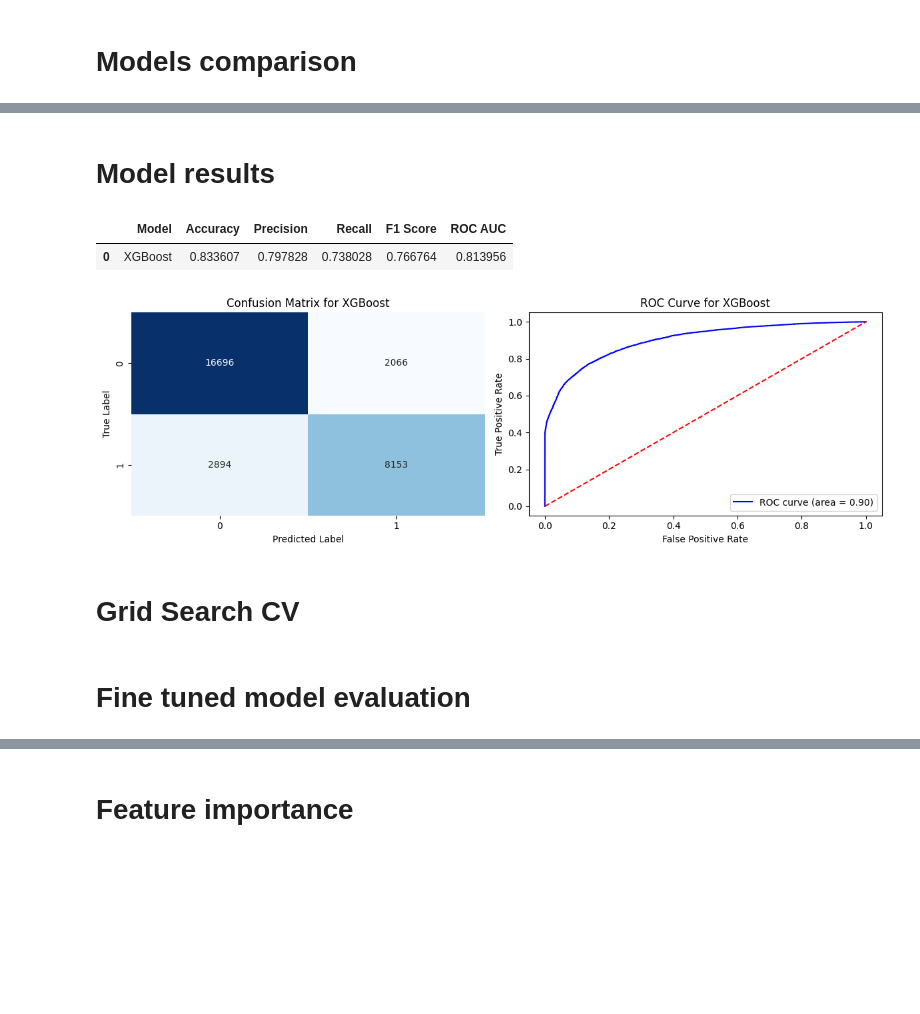
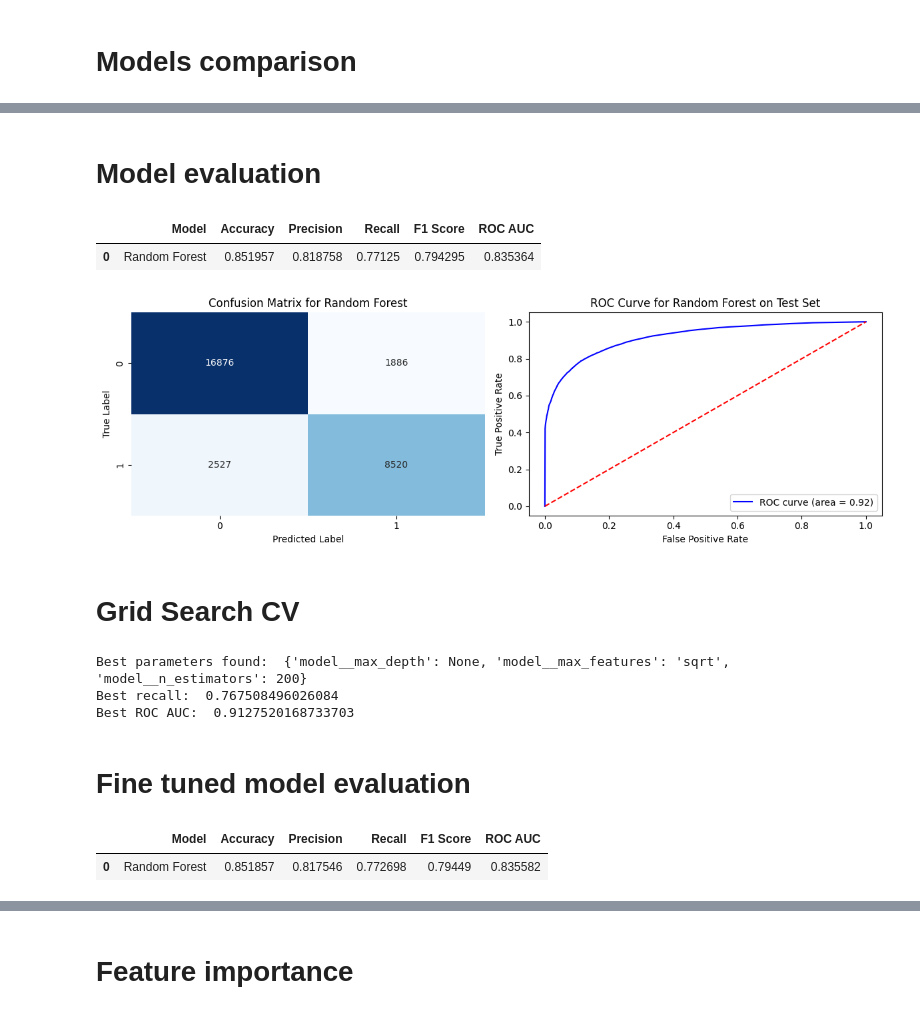
Before and after one commit to NamaWho/hotel-bookings-cancellation-prediction, a Jupyter notebook: main.ipynb, the cells around one changed output, grey strips where cells are left out. Saved outputs shown, nothing was run; the diff lists cells and outputs as text; code cells hidden in the pictures; blank space fills up the shorter version.

```diff
--- a/main.ipynb
+++ b/main.ipynb
@@ -63,7 +63,9 @@ data_cleaned['DepositType'] = data_cleaned['DepositType'].str.strip()
 data_cleaned = data_cleaned.drop(columns=['Country',
                                           'ArrivalDateWeekNumber',
                                           'AssignedRoomType',
-                                          'RequiredCarParkingSpaces'])
+                                          'RequiredCarParkingSpaces',
+                                          'ReservationStatus',
+                                          'ReservationStatusDate'])
 
 # Some rows contain entries with 0 adults, 0 children and 0 babies.
 zero_guests = list(data_cleaned.loc[data_cleaned["Adults"]
@@ -263,22 +298,21 @@ KeyboardInterrupt:
 # %% [markdown]
-# Model results
+# Model evaluation
 # %%
 from imblearn.pipeline import Pipeline
-from xgboost import XGBClassifier
-from sklearn.metrics import accuracy_score, precision_score, recall_score, f1_score, confusion_matrix, roc_auc_score
+from sklearn.metrics import accuracy_score, precision_score, recall_score, f1_score, roc_auc_score
 from imblearn.over_sampling import SMOTE
 import seaborn as sns
 import matplotlib.pyplot as plt
+from sklearn.ensemble import RandomForestClassifier
 
-from estimators.Wrapper import Wrapper
 from estimators.BookingFeaturesTransformer import BookingFeaturesTransformer
 from estimators.preprocessor import preprocessor
 
 pipeline = Pipeline(steps=[
-    ('feature_transformer', Wrapper(BookingFeaturesTransformer())),  # Feature engineering
-    ('combined_preprocessor', preprocessor),                                 # Preprocessing (StandardScaler, OneHotEncoder, Logit-Odds)
-    ('smote', SMOTE(random_state=42)),                              # Apply SMOTE to balance the classes
-    ('model', XGBClassifier(random_state=42))                       # The current model
+    ('feature_transformer', BookingFeaturesTransformer()),     # Feature engineering
+    ('combined_preprocessor', preprocessor),                            # Preprocessing (StandardScaler, Logit-Odds)
+    ('smote', SMOTE(random_state=42)),                                  # Apply SMOTE to balance the classes
+    ('model', RandomForestClassifier(random_state=42))                  # The current model
 ])
 
 pipeline.fit(X_convenient_train, y_convenient_train)
@@ -292,9 +326,8 @@ recall = recall_score(y_convenient_test, y_pred)
 f1 = f1_score(y_convenient_test, y_pred)
 roc_auc = roc_auc_score(y_convenient_test, y_pred)
 
-# create a dataframe to store the results
 results = pd.DataFrame({
-    'Model': ['XGBoost'],
+    'Model': ['Random Forest'],
     'Accuracy': [accuracy],
     'Precision': [precision],
     'Recall': [recall],
@@ -304,36 +337,36 @@ results = pd.DataFrame({
 results
 # %% [output]
 |  | Model | Accuracy | Precision | Recall | F1 Score | ROC AUC |
-| 0 | XGBoost | 0.833607 | 0.797828 | 0.738028 | 0.766764 | 0.813956 |
+| 0 | Random Forest | 0.851957 | 0.818758 | 0.77125 | 0.794295 | 0.835364 |
 # %%
 from sklearn.metrics import confusion_matrix, roc_curve, auc
 
 cm = confusion_matrix(y_convenient_test, y_pred)
 fpr, tpr, thresholds = roc_curve(y_convenient_test, y_prob)
 roc_auc_value = auc(fpr, tpr)
 
 # Create a subplot with 1 row and 2 columns
 fig, axes = plt.subplots(1, 2, figsize=(12, 4))  # Adjust the figsize to make it compact
 
 # Plot the Confusion Matrix on the first subplot
 sns.heatmap(cm, annot=True, fmt='d', cmap='Blues', cbar=False, ax=axes[0])
-axes[0].set_title(f'Confusion Matrix for XGBoost')
+axes[0].set_title(f'Confusion Matrix for Random Forest')
 axes[0].set_xlabel('Predicted Label')
 axes[0].set_ylabel('True Label')
 
 # Plot the ROC curve on the second subplot
 axes[1].plot(fpr, tpr, color='blue', label=f'ROC curve (area = {roc_auc_value:.2f})')
 axes[1].plot([0, 1], [0, 1], color='red', linestyle='--')  # Diagonal line for random guessing
 axes[1].set_xlabel('False Positive Rate')
 axes[1].set_ylabel('True Positive Rate')
-axes[1].set_title(f'ROC Curve for XGBoost')
+axes[1].set_title(f'ROC Curve for Random Forest on Test Set')
 axes[1].legend(loc="lower right")
 
 # Show the combined plots
 plt.tight_layout()
 plt.show()
 # %% [output]
-[figure, old version]
+[figure, new version]
 # %% [markdown]
 # Grid Search CV
 # %%
@@ -341,13 +374,13 @@ from sklearn.model_selection import GridSearchCV
 from sklearn.model_selection import StratifiedKFold
 
 # Define the StratifiedKFold object
-skf = StratifiedKFold(n_splits=10, shuffle=True, random_state=42)
+skf = StratifiedKFold(n_splits=5, shuffle=True, random_state=42)
 
-# Define the parameters to tune
+# Random Forest
 param_grid = {
-    'model__n_estimators': [100, 200, 300, 500],
-    'model__max_depth': [3, 5, 7, 9],
-    'model__learning_rate': [0.1, 0.05, 0.01, 0.005]
+    'model__n_estimators': [100, 200],  # Number of trees
+    'model__max_depth': [None, 10, 20],  # Depth of the trees
+    'model__max_features': ['sqrt', 'log2']  # Number of features considered at each split
 }
 
 scoring = {
@@ -362,35 +395,37 @@ grid_search.fit(X_convenient_train, y_convenient_train)
 print("Best parameters found: ", grid_search.best_params_)
 print("Best recall: ", grid_search.cv_results_['mean_test_recall'].max())
 print("Best ROC AUC: ", grid_search.cv_results_['mean_test_roc_auc'].max())
+# %% [output]
+Best parameters found:  {'model__max_depth': None, 'model__max_features': 'sqrt', 'model__n_estimators': 200}
+Best recall:  0.767508496026084
+Best ROC AUC:  0.9127520168733703
 # %% [markdown]
 # Fine tuned model evaluation
 # %%
 # Let's define the model with the best parameters and rerun it
-from xgboost import XGBClassifier
+from sklearn.ensemble import RandomForestClassifier
 from imblearn.pipeline import Pipeline
 from imblearn.over_sampling import SMOTE
 from sklearn.metrics import accuracy_score, precision_score, recall_score, f1_score, roc_auc_score, confusion_matrix
 import seaborn as sns
 import matplotlib.pyplot as plt
 
-from estimators.Wrapper import Wrapper
 from estimators.BookingFeaturesTransformer import BookingFeaturesTransformer
 from estimators.preprocessor import preprocessor
 
-
-# Best parameters from grid search
+# Best parameters from grid search for RandomForest
 best_params = {
-    'learning_rate': 0.1,
-    'max_depth': 3,
-    'n_estimators': 300
+    'max_depth': None,
+    'max_features': 'sqrt',
+    'n_estimators': 200
 }
 
 # Define the pipeline with the best model parameters
 best_pipeline = Pipeline(steps=[
-    ('feature_transformer', Wrapper(BookingFeaturesTransformer())),  # Feature engineering
-    ('preprocessing', preprocessor),                                 # Preprocessing (StandardScaler, OneHotEncoder, etc.)
+    ('feature_transformer', BookingFeaturesTransformer()),  # Feature engineering
+    ('preprocessing', preprocessor),                                 # Preprocessing (StandardScaler, etc.)
     ('smote', SMOTE(random_state=42)),                               # Balancing classes using SMOTE
-    ('model', XGBClassifier(random_state=42, **best_params))         # Best model with tuned hyperparameters
+    ('model', RandomForestClassifier(random_state=42, **best_params))
 ])
 
 # Fit the model on the training data
@@ -409,7 +444,7 @@ roc_auc = roc_auc_score(y_convenient_test, y_pred)
 
 # create a dataframe to store the results
 results = pd.DataFrame({
-    'Model': ['XGBoost'],
+    'Model': ['Random Forest'],
     'Accuracy': [accuracy],
     'Precision': [precision],
     'Recall': [recall],
@@ -417,6 +452,9 @@ results = pd.DataFrame({
     'ROC AUC': [roc_auc]
 })
 results
+# %% [output]
+|  | Model | Accuracy | Precision | Recall | F1 Score | ROC AUC |
+| 0 | Random Forest | 0.851857 | 0.817546 | 0.772698 | 0.79449 | 0.835582 |
 # %%
 # Display confusion matrix
 cm = confusion_matrix(y_convenient_test, y_pred)
```
Also changed, not shown: parts of 8 cells of this notebook, 4 other files.
